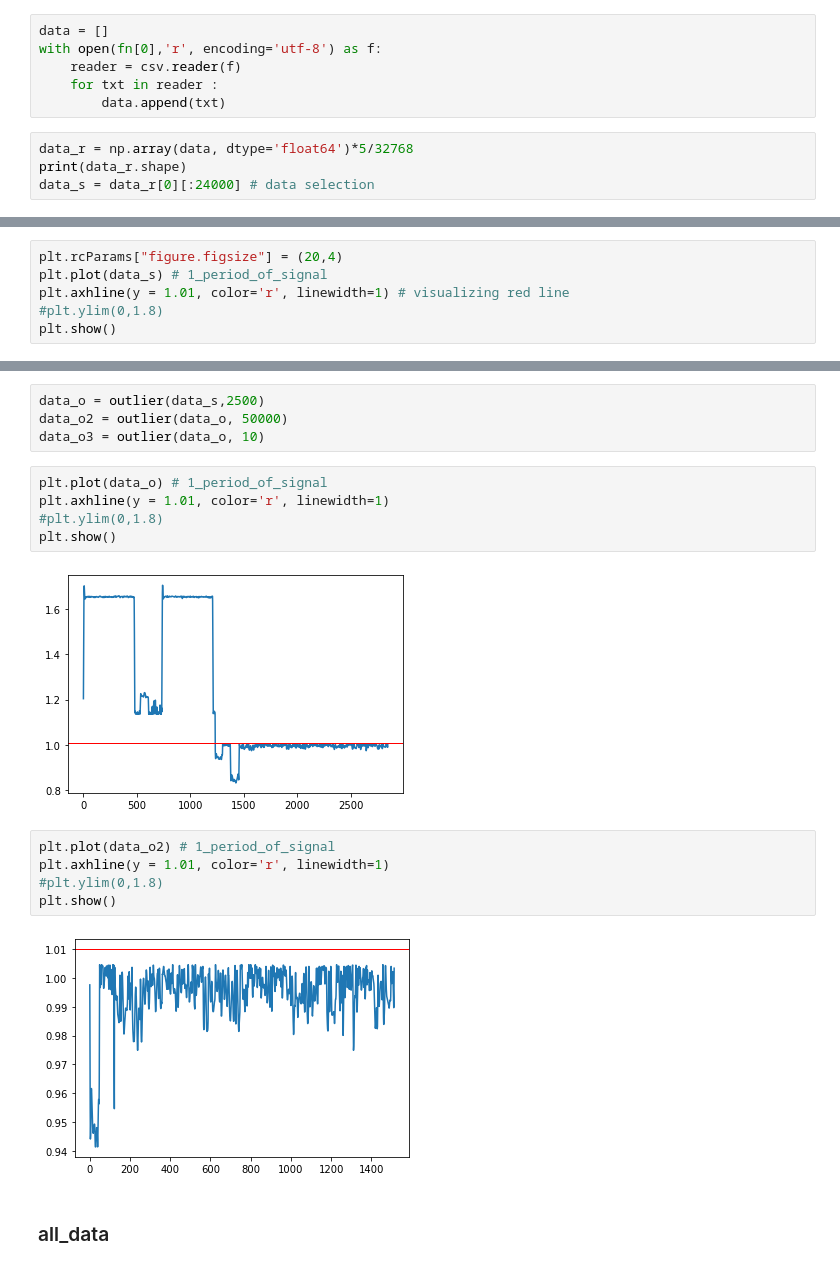
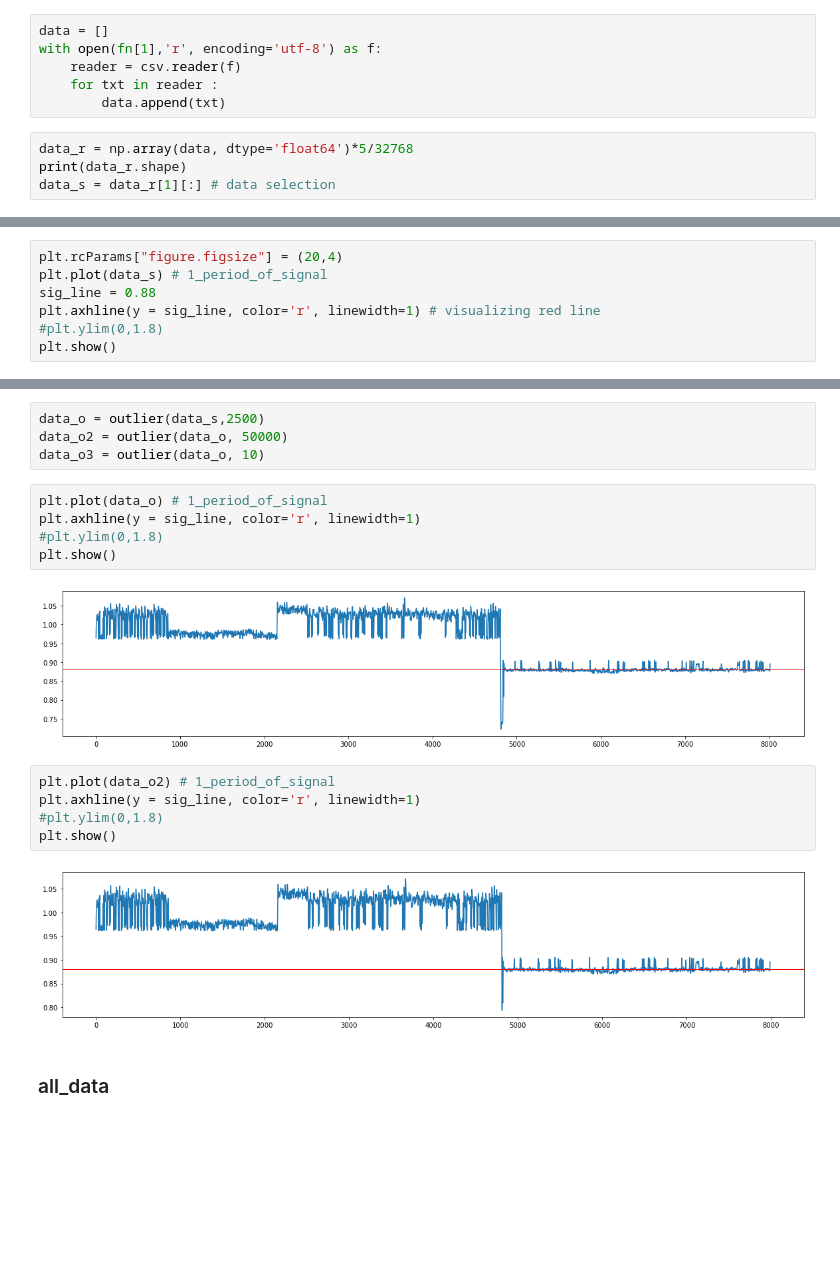
Before and after one commit to kbeom9307/RF_code, a Jupyter notebook: RF_data_acqusition.ipynb, the cells around one changed output, grey strips where cells are left out. Drawn from its saved outputs; the diff is of its cells as text; blank space fills up the shorter version.

```diff
--- a/RF_data_acqusition.ipynb
+++ b/RF_data_acqusition.ipynb
@@ -7,20 +7,21 @@ folder_n = 'C:/Users/Bum/Desktop/MMMIL/RF/RF_data/07_24_1' # path of data_files
 fn = glob.glob(folder_n + '/*')
 # %%
 data = []
-with open(fn[0],'r', encoding='utf-8') as f:
+with open(fn[1],'r', encoding='utf-8') as f:
     reader = csv.reader(f)
     for txt in reader :
         data.append(txt)
 # %%
 data_r = np.array(data, dtype='float64')*5/32768
 print(data_r.shape)
-data_s = data_r[0][:24000] # data selection
+data_s = data_r[1][:] # data selection
 # %% [output]
 (3, 131072)
 # %%
 plt.rcParams["figure.figsize"] = (20,4)
 plt.plot(data_s) # 1_period_of_signal
-plt.axhline(y = 1.01, color='r', linewidth=1) # visualizing red line
+sig_line = 0.88
+plt.axhline(y = sig_line, color='r', linewidth=1) # visualizing red line
 #plt.ylim(0,1.8)
 plt.show()
 # %% [output]
@@ -59,18 +62,18 @@ data_o2 = outlier(data_o, 50000)
 data_o3 = outlier(data_o, 10)
 # %%
 plt.plot(data_o) # 1_period_of_signal
-plt.axhline(y = 1.01, color='r', linewidth=1)
+plt.axhline(y = sig_line, color='r', linewidth=1)
 #plt.ylim(0,1.8)
 plt.show()
 # %% [output]
-[figure, old version]
+[figure, new version]
 # %%
 plt.plot(data_o2) # 1_period_of_signal
-plt.axhline(y = 1.01, color='r', linewidth=1)
+plt.axhline(y = sig_line, color='r', linewidth=1)
 #plt.ylim(0,1.8)
 plt.show()
 # %% [output]
-[figure, old version]
+[figure, new version]
 # %% [markdown]
 ### all_data
 # %%
```
Also changed, not shown: parts of 21 cells of this notebook, 1 other file.
